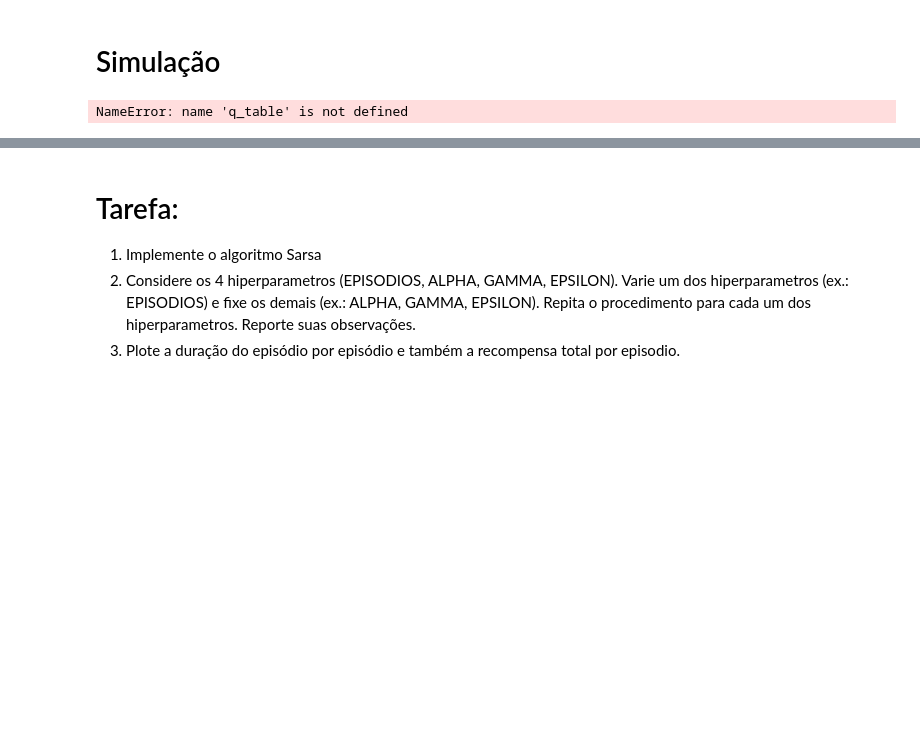
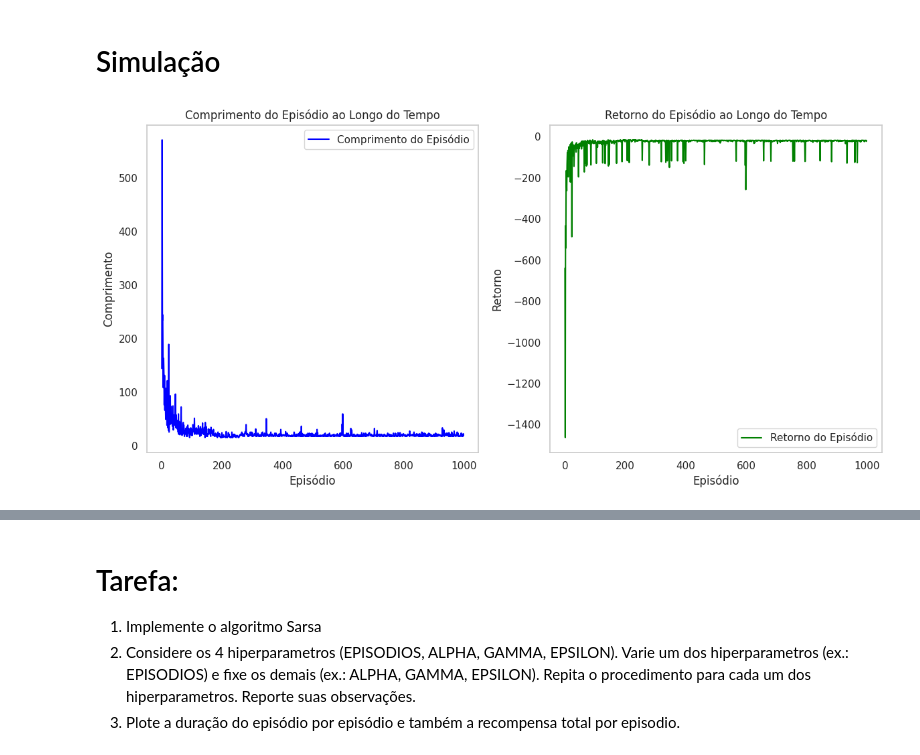
Before and after one commit to danluan/rl-labs, a Jupyter notebook: lab-7/lab_7_sarsa.ipynb, the cells around one changed output, grey strips where cells are left out. Saved outputs shown, nothing was run; the diff lists cells and outputs as text; code cells hidden in the pictures; blank space fills up the shorter version.

```diff
--- a/lab-7/lab_7_sarsa.ipynb
+++ b/lab-7/lab_7_sarsa.ipynb
@@ -43,3 +92,30 @@ SyntaxError: incomplete input (1254025499.py, line 2)
+# %%
+def plotar_metricas(episodio_len: list[int], episodio_return: list[float], janela: int = 100) -> None:
+    """
+    Plota as métricas de comprimento e retorno dos episódios.
+    :param episodio_len: Lista de comprimentos dos episódios.
+    :param episodio_return: Lista de retornos dos episódios.
+    :param janela: Tamanho da janela para suavização dos dados.
+    """
+    # Plot duração do episódio por episódio e a recompensa total por episodio.
+    plt.figure(figsize=(12, 6))
+    plt.subplot(1, 2, 1)
+    plt.plot(episodio_len, label='Comprimento do Episódio', color='blue')
+    plt.xlabel('Episódio')
+    plt.ylabel('Comprimento')
+    plt.title('Comprimento do Episódio ao Longo do Tempo')
+    plt.grid()
+    plt.legend()
+
+    plt.subplot(1, 2, 2)
+    plt.plot(episodio_return, label='Retorno do Episódio', color='green')
+    plt.xlabel('Episódio')
+    plt.ylabel('Retorno')
+    plt.title('Retorno do Episódio ao Longo do Tempo')
+    plt.grid()
+    plt.legend()
+    plt.tight_layout()
+    plt.show()
 # %%
 def gerar_gif_epsilon_greedy_politica(
     politica: Dict[int, np.ndarray],
@@ -69,13 +145,13 @@ def gerar_gif_epsilon_greedy_politica(
 map_name = '8x8'
 render_mode = 'rgb_array'  # retorna imagens do ambiente como arrays de pixels
 is_slippery = False  # torna o ambiente determinístico ou estocástico
-env = gym.make("FrozenLake-v1", map_name=map_name, render_mode=render_mode, is_slippery=is_slippery)
+env = gym.make("CliffWalking-v0")
 # %%
 # Hiper-parâmetros principais
 EPISODIOS = 1000  # @param {type:"integer"}
-ALPHA     = 0.1      # @param {type:"number"}  # comprimento máximo da sequência (+1 p/ token deslocado)
-GAMMA     = 0.9     # @param {type:"number"}
-EPSILON   = 1.0     # @param {type:"number"}
+ALPHA     = 0.2      # @param {type:"number"}  # comprimento máximo da sequência (+1 p/ token deslocado)
+GAMMA     = 0.99     # @param {type:"number"}
+EPSILON   = 0.1     # @param {type:"number"}
 
 # Sarsa
 q_table, ep_len, ep_ret, politica_eps = sarsa(
@@ -85,5 +161,3 @@ q_table, ep_len, ep_ret, politica_eps = sarsa(
     gamma=GAMMA,
     epsilon=EPSILON
 )
-# %% [output]
-NameError: name 'q_table' is not defined
@@ -92,2 +164,6 @@ plotar_metricas(episodio_len, episodio_return)
+# %%
+plotar_metricas(ep_len, ep_ret)
+# %% [output]
+[figure, added]
 # %%
 # Recria ambiente para renderizar
```
Also changed, not shown: parts of 18 cells of this notebook, 1 other file.
